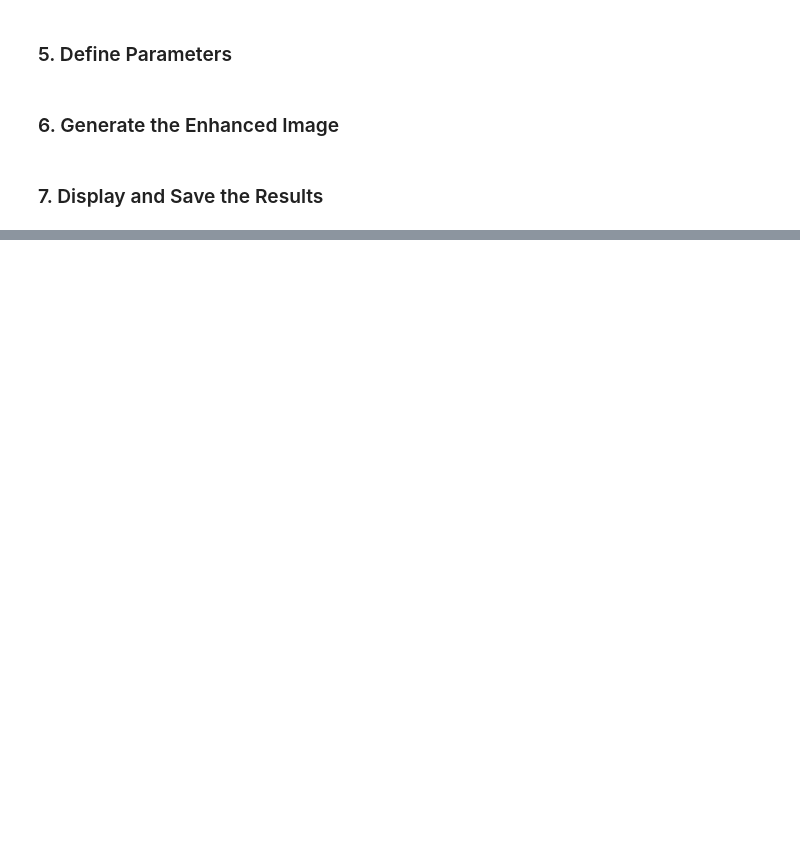
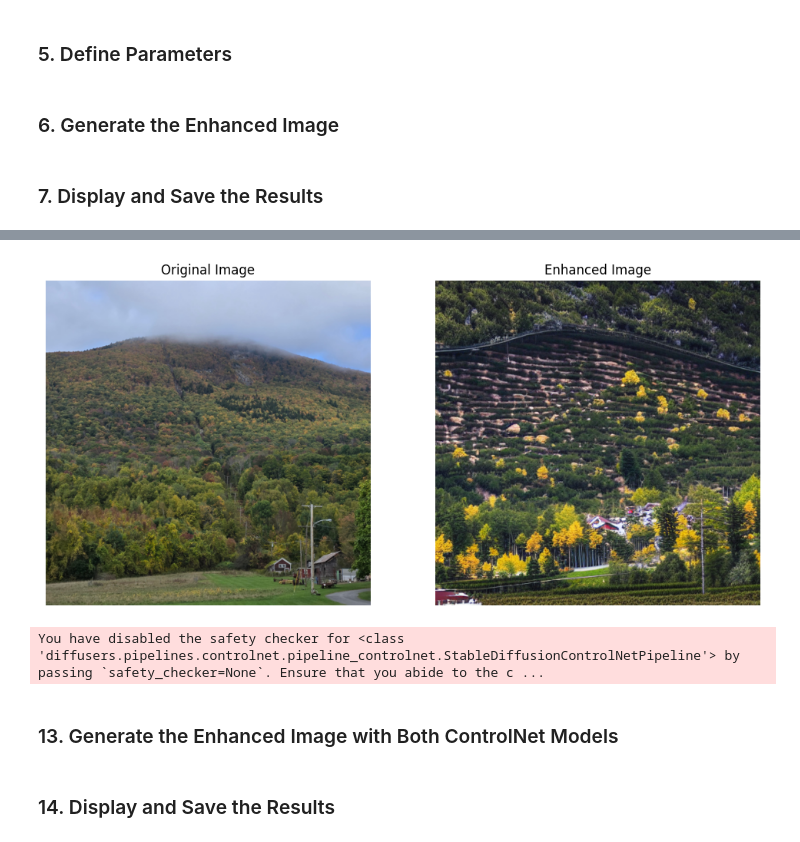
Before and after one commit to jmhummel/diffusion-playground, a Jupyter notebook: ControlNet.ipynb, the cells around one changed output, grey strips where cells are left out. Drawn from its saved outputs; the diff is of its cells as text; code cells hidden in the pictures; blank space fills up the shorter version.

```diff
--- a/ControlNet.ipynb
+++ b/ControlNet.ipynb
@@ -111,0 +180,13 @@ plt.show()
+# %%
+# Load the Stable Diffusion pipeline with ControlNet
+pipe = StableDiffusionControlNetPipeline.from_pretrained(
+    "runwayml/stable-diffusion-v1-5",
+    controlnet=controlnet_depth,
+    torch_dtype=torch.float16
+)
+
+# Enable GPU acceleration
+pipe.to("cuda")
+
+# Use an efficient scheduler
+pipe.scheduler = UniPCMultistepScheduler.from_config(pipe.scheduler.config)
@@ -111,0 +251,13 @@ plt.show()
+# %%
+# Generate the enhanced image
+with torch.autocast(device):
+    output = pipe(
+        prompt=prompt,
+        negative_prompt=negative_prompt,
+        num_inference_steps=num_inference_steps,
+        guidance_scale=guidance_scale,
+        image=input_image,
+        control_image=control_image_depth
+    )
+
+enhanced_image = output.images[0]
@@ -111,0 +269,15 @@ plt.show()
+# %%
+# Display the original and enhanced images
+fig, ax = plt.subplots(1, 2, figsize=(12, 6))
+
+ax[0].imshow(input_image)
+ax[0].set_title("Original Image")
+ax[0].axis("off")
+
+ax[1].imshow(enhanced_image)
+ax[1].set_title("Enhanced Image")
+ax[1].axis("off")
+
+plt.show()
+# %% [output]
+[figure, added]
@@ -111,0 +286,18 @@ plt.show()
+# %%
+# Load the Stable Diffusion pipeline with ControlNet (using both controlnets)
+pipe = StableDiffusionControlNetPipeline.from_pretrained(
+    "runwayml/stable-diffusion-v1-5",
+    controlnet=[controlnet_canny, controlnet_depth],  # Using multiple ControlNets
+    safety_checker=None,
+    torch_dtype=torch.float16
+)
+
+# Enable GPU acceleration
+pipe.to("cuda")
+
+# Use an efficient scheduler
+pipe.scheduler = UniPCMultistepScheduler.from_config(pipe.scheduler.config)
+# %% [output]
+You have disabled the safety checker for <class 'diffusers.pipelines.controlnet.pipeline_controlnet.StableDiffusionControlNetPipeline'> by passing `safety_checker=None`. Ensure that you abide to the c ...
+# %% [markdown]
+### 13. Generate the Enhanced Image with Both ControlNet Models
@@ -111,0 +323,2 @@ plt.show()
+# %% [markdown]
+### 14. Display and Save the Results
```
Also changed, not shown: parts of 28 cells of this notebook, 4 other files.
